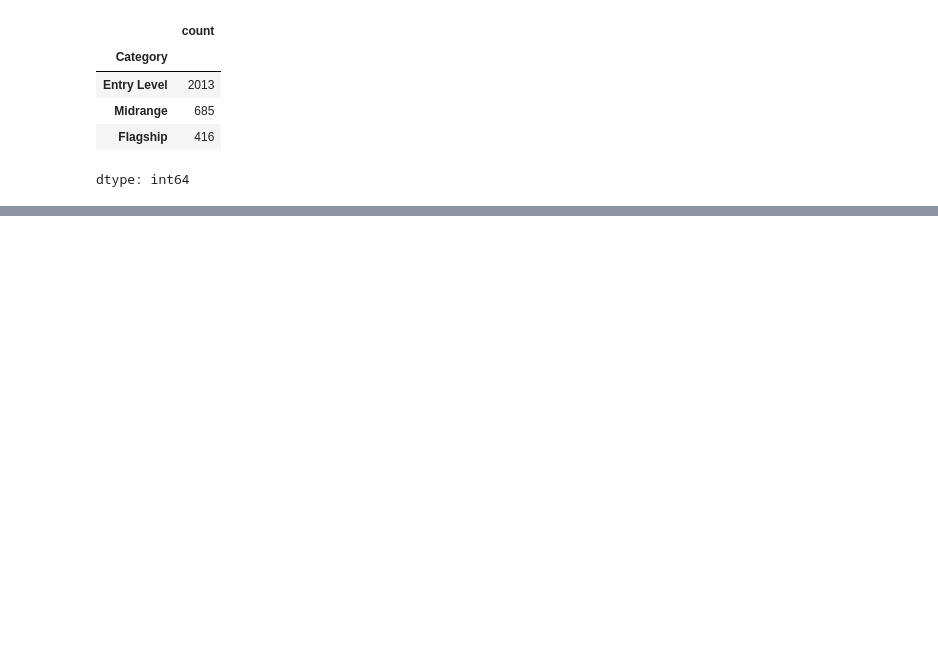
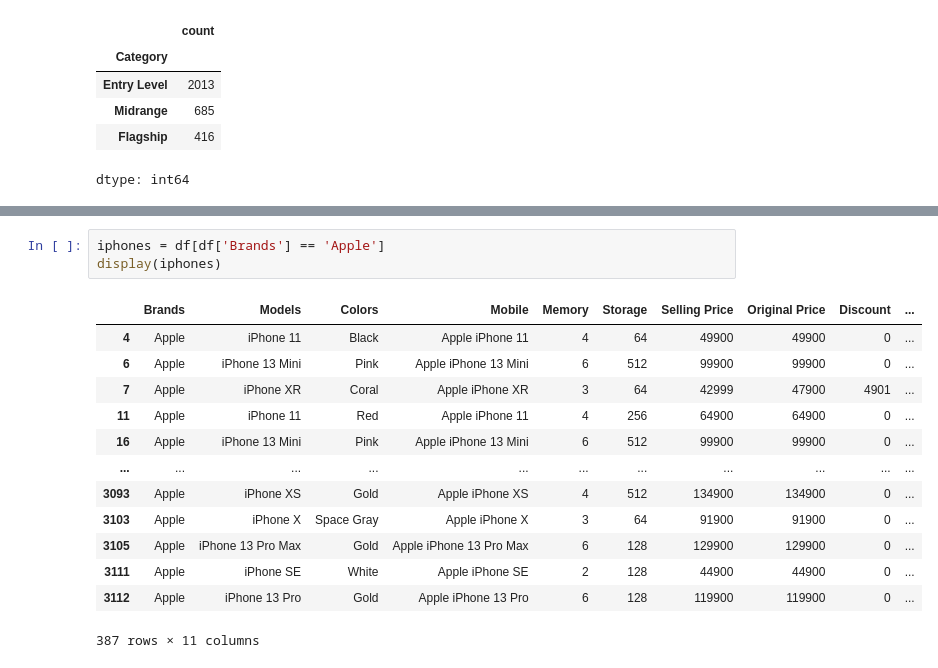
Before and after one commit to HARAJIT05/DATASETS-DATASCIENCE, a Jupyter notebook: Phone.ipynb, the cells around one changed output, grey strips where cells are left out. Drawn from its saved outputs; the diff is of its cells as text; blank space fills up the shorter version.

```diff
--- a/Phone.ipynb
+++ b/Phone.ipynb
@@ -69,0 +87,17 @@ dtype: int64
+# %%
+iphones = df[df['Brands'] == 'Apple']
+display(iphones)
+# %% [output]
+|  | Brands | Models | Colors | Mobile | Memory | Storage | Selling Price | Original Price | Discount | ... |
+| 4 | Apple | iPhone 11 | Black | Apple iPhone 11 | 4 | 64 | 49900 | 49900 | 0 | ... |
+| 6 | Apple | iPhone 13 Mini | Pink | Apple iPhone 13 Mini | 6 | 512 | 99900 | 99900 | 0 | ... |
+| 7 | Apple | iPhone XR | Coral | Apple iPhone XR | 3 | 64 | 42999 | 47900 | 4901 | ... |
+| 11 | Apple | iPhone 11 | Red | Apple iPhone 11 | 4 | 256 | 64900 | 64900 | 0 | ... |
+| 16 | Apple | iPhone 13 Mini | Pink | Apple iPhone 13 Mini | 6 | 512 | 99900 | 99900 | 0 | ... |
+| ... | ... | ... | ... | ... | ... | ... | ... | ... | ... | ... |
+| 3093 | Apple | iPhone XS | Gold | Apple iPhone XS | 4 | 512 | 134900 | 134900 | 0 | ... |
+| 3103 | Apple | iPhone X | Space Gray | Apple iPhone X | 3 | 64 | 91900 | 91900 | 0 | ... |
+| 3105 | Apple | iPhone 13 Pro Max | Gold | Apple iPhone 13 Pro Max | 6 | 128 | 129900 | 129900 | 0 | ... |
+| 3111 | Apple | iPhone SE | White | Apple iPhone SE | 2 | 128 | 44900 | 44900 | 0 | ... |
+| 3112 | Apple | iPhone 13 Pro | Gold | Apple iPhone 13 Pro | 6 | 128 | 119900 | 119900 | 0 | ... |
+387 rows × 11 columns
```
Also changed, not shown: parts of 4 cells of this notebook.
